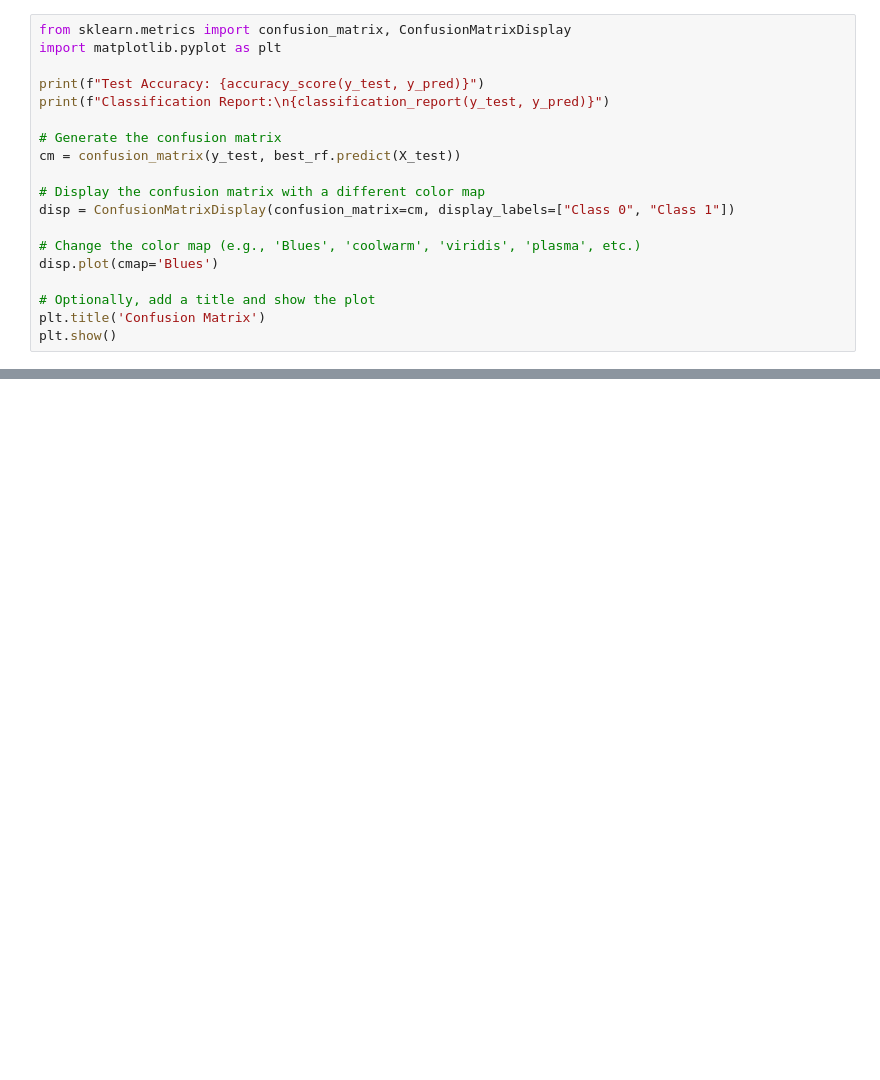
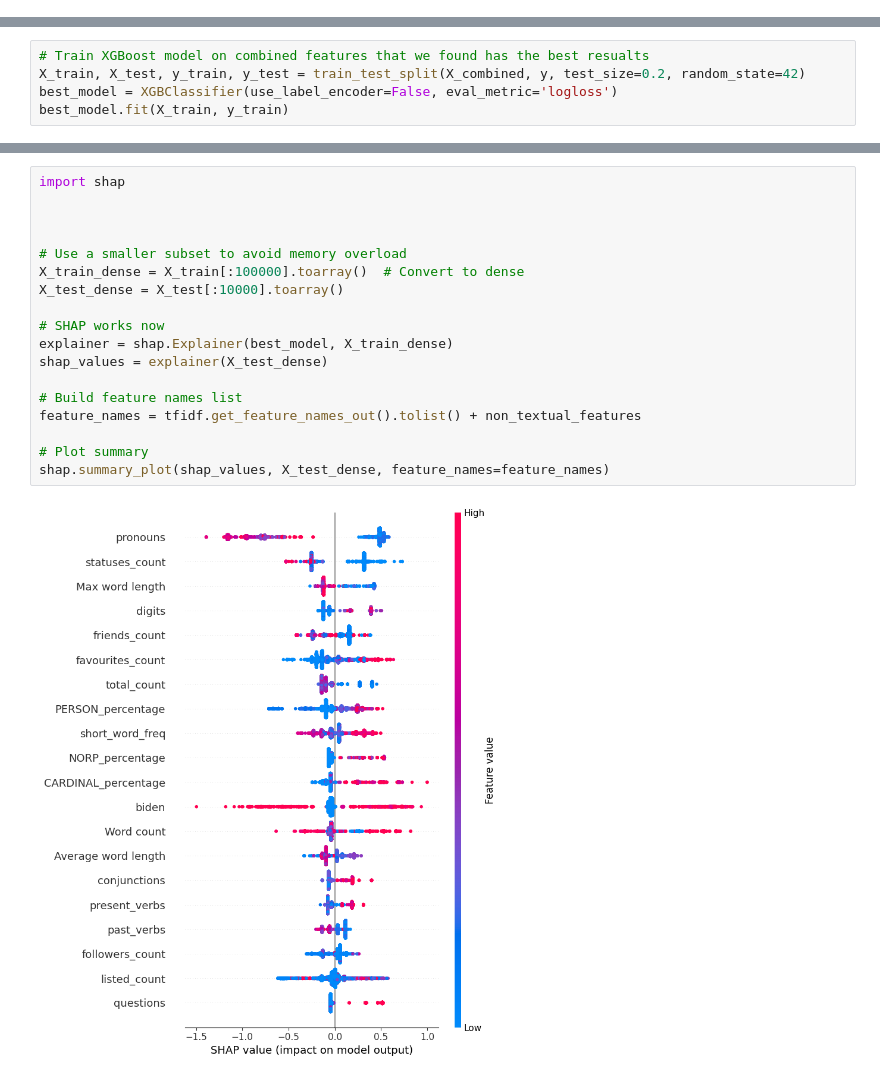
Before and after one commit to nachmiasx/fake_news_detection, a Jupyter notebook: Exploration.ipynb, the cells around one changed output, grey strips where cells are left out. Saved outputs shown, nothing was run; the diff lists cells and outputs as text; blank space fills up the shorter version.

```diff
--- a/Exploration.ipynb
+++ b/Exploration.ipynb
@@ -121,19 +0,0 @@ weighted avg       0.68      0.68      0.68     26840
-# %%
-from sklearn.metrics import confusion_matrix, ConfusionMatrixDisplay
-import matplotlib.pyplot as plt
-
-print(f"Test Accuracy: {accuracy_score(y_test, y_pred)}")
-print(f"Classification Report:\n{classification_report(y_test, y_pred)}")
-
-# Generate the confusion matrix
-cm = confusion_matrix(y_test, best_rf.predict(X_test))
-
-# Display the confusion matrix with a different color map
-disp = ConfusionMatrixDisplay(confusion_matrix=cm, display_labels=["Class 0", "Class 1"])
-
-# Change the color map (e.g., 'Blues', 'coolwarm', 'viridis', 'plasma', etc.)
-disp.plot(cmap='Blues')
-
-# Optionally, add a title and show the plot
-plt.title('Confusion Matrix')
-plt.show()
@@ -141,0 +145,5 @@ plt.show()
+# %%
+# Train XGBoost model on combined features that we found has the best resualts
+X_train, X_test, y_train, y_test = train_test_split(X_combined, y, test_size=0.2, random_state=42)
+best_model = XGBClassifier(use_label_encoder=False, eval_metric='logloss')
+best_model.fit(X_train, y_train)
@@ -141,0 +196,20 @@ plt.show()
+# %%
+import shap
+
+
+
+# Use a smaller subset to avoid memory overload
+X_train_dense = X_train[:100000].toarray()  # Convert to dense
+X_test_dense = X_test[:10000].toarray()
+
+# SHAP works now
+explainer = shap.Explainer(best_model, X_train_dense)
+shap_values = explainer(X_test_dense)
+
+# Build feature names list
+feature_names = tfidf.get_feature_names_out().tolist() + non_textual_features
+
+# Plot summary
+shap.summary_plot(shap_values, X_test_dense, feature_names=feature_names)
+# %% [output]
+[figure, added]
```
Also changed, not shown: parts of 11 cells of this notebook.
